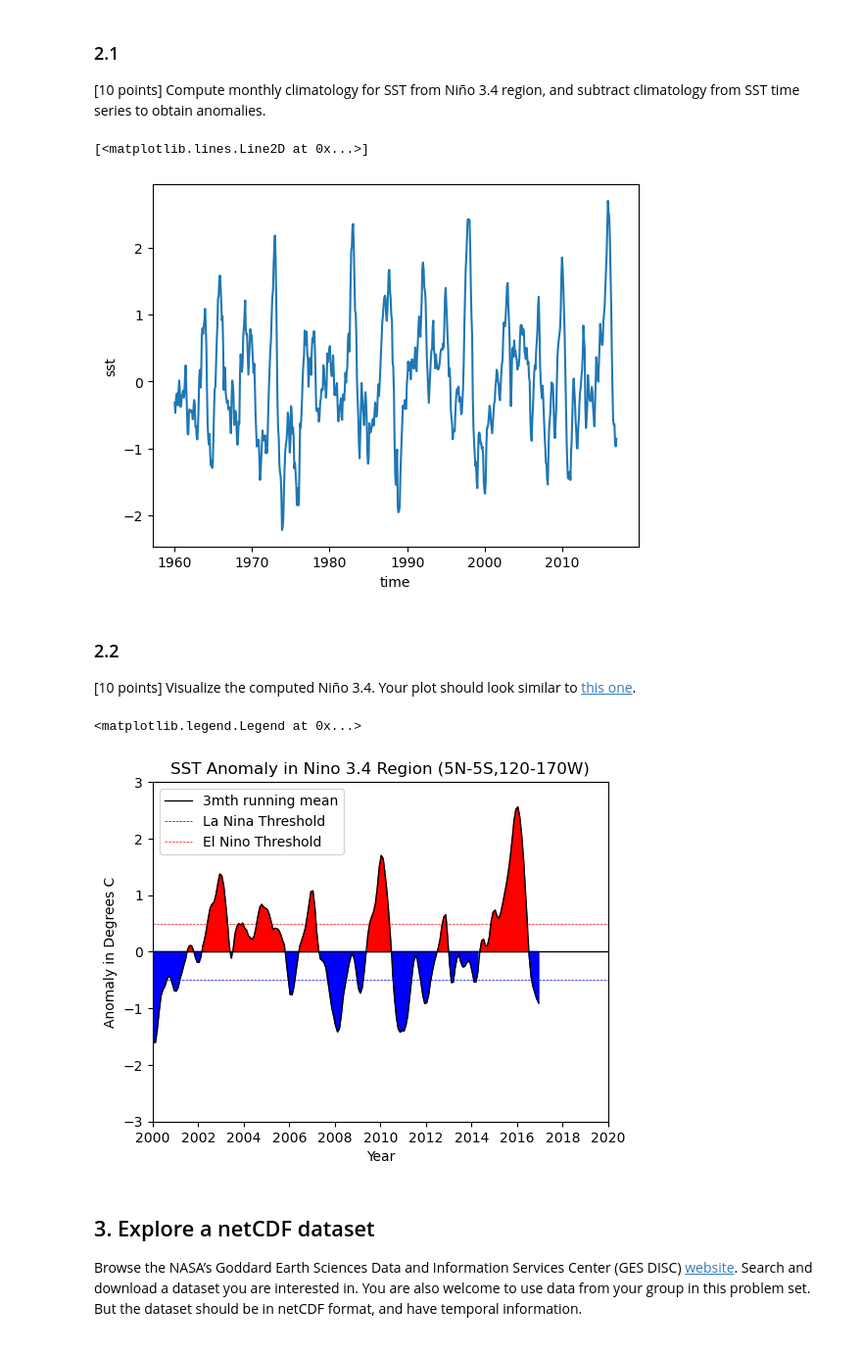
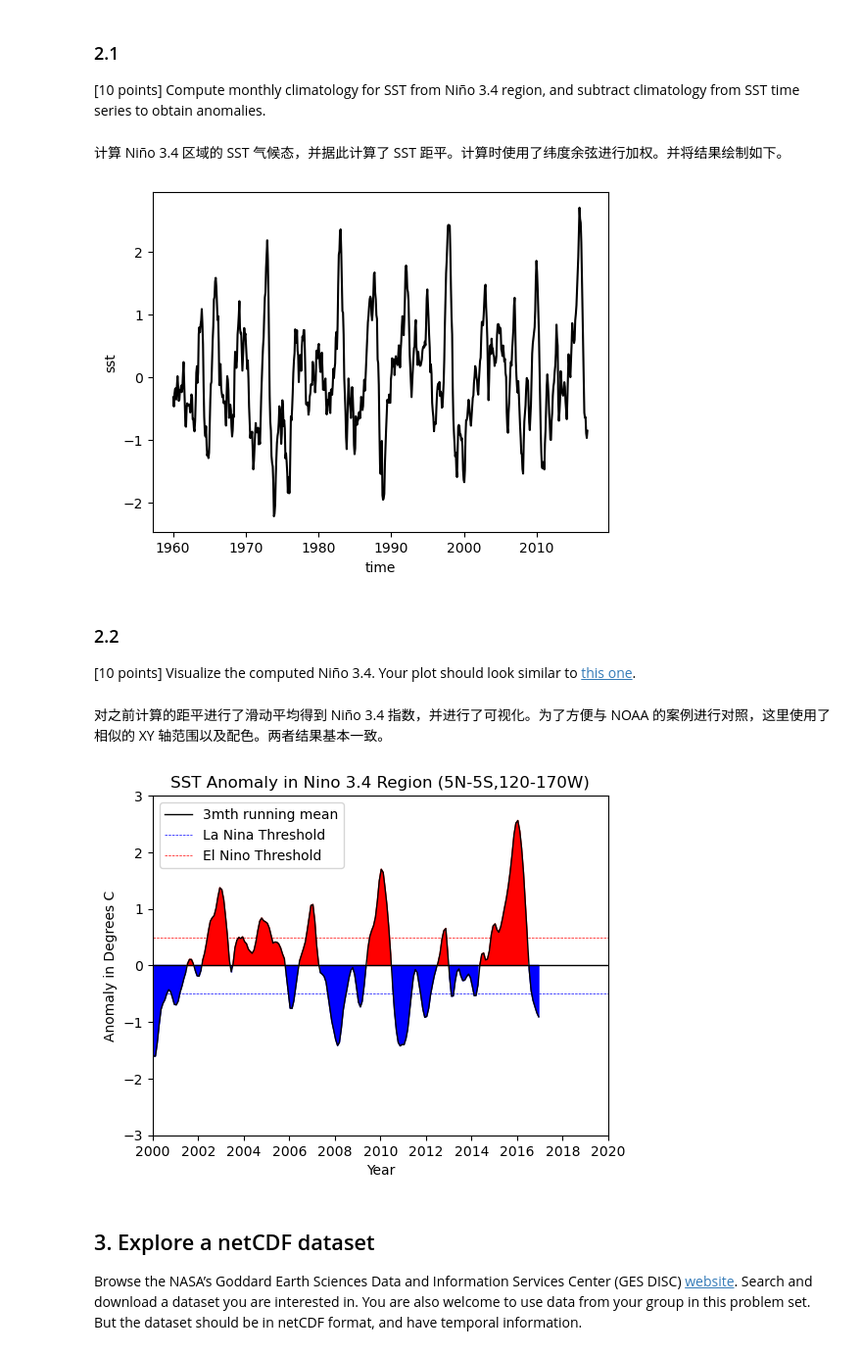
Before and after one commit to SolaProject/ESE5023_Assignments_12531386, a Jupyter notebook: PS3.ipynb, the cells around one changed output. Shown: that part at 98% size. Saved outputs shown, nothing was run; the diff lists cells and outputs as text; code cells hidden in the pictures.

```diff
--- a/PS3.ipynb
+++ b/PS3.ipynb
@@ -65,21 +91,27 @@ In this problem set, you will use the sea surface temperature (SST) data from [N
 ### 2.1
 
 [10 points] Compute monthly climatology for SST from Niño 3.4 region, and subtract climatology from SST time series to obtain anomalies.
+# %% [markdown]
+计算 Niño 3.4 区域的 SST 气候态，并据此计算了 SST 距平。计算时使用了纬度余弦进行加权。并将结果绘制如下。
 # %%
 ds = xr.open_dataset("./data/NOAA_NCDC_ERSST_v3b_SST.nc")
 ds_nino = ds.sel(lon=slice(-170+360, -120+360), lat=slice(-5, 5))
 # nino_sst = ds_nino["sst"].weighted(np.cos(ds_nino.lat)).mean(dim=["lon", "lat"])
-nino_sst = ds_nino["sst"].mean(dim=["lon", "lat"])
+nino_sst = ds_nino["sst"].weighted(np.cos(np.deg2rad(ds_nino.lat))).mean(dim=["lon", "lat"])
 nino_sst_anom = nino_sst.groupby("time.month") - nino_sst.groupby("time.month").mean()
-nino_sst_anom.plot()
-# ds_nino["sst"].mean(dim=["lon", "lat"])
+fig = plt.figure(figsize=[6, 4.5], dpi=100)
+spec = fig.add_gridspec(ncols=1, nrows=1)
+ax = fig.add_subplot(spec[0])
+nino_sst_anom.plot(ax=ax, color="k")
+fig.savefig("./images/PS3_2_figure1.png", bbox_inches="tight", dpi=300, transparent=True)
 # %% [output]
-[<matplotlib.lines.Line2D at 0x...>]
-[figure, old version]
+[figure, new version]
 # %% [markdown]
 ### 2.2
 
 [10 points] Visualize the computed Niño 3.4. Your plot should look similar to [this one](https://zhu-group.github.io/ese5023/Assignment_03.html#:~:text=look%20similar%20to-,this%20one,-.).
+# %% [markdown]
+对之前计算的距平进行了滑动平均得到 Niño 3.4 指数，并进行了可视化。为了方便与 NOAA 的案例进行对照，这里使用了相似的 XY 轴范围以及配色。两者结果基本一致。
 # %%
 data_draw = nino_sst_anom.rolling(time=3).mean()
 x = data_draw.indexes["time"]
@@ -97,8 +129,8 @@ ax.axhline(y=-0.5, ls="--", lw=0.5, color="#0000ff", zorder=1, label="La Nina Th
 ax.axhline(y=0.5, ls="--", lw=0.5, color="#ff0000", zorder=1, label="El Nino Threshold")
 ax.set(ylim=[-3, 3], xlim=[np.datetime64("2000-01"), np.datetime64("2020-01")], title="SST Anomaly in Nino 3.4 Region (5N-5S,120-170W)", ylabel="Anomaly in Degrees C", xlabel="Year")
 ax.legend()
+fig.savefig("./images/PS3_2_figure2.png", bbox_inches="tight", dpi=300, transparent=True)
 # %% [output]
-<matplotlib.legend.Legend at 0x...>
 [figure]
 # %% [markdown]
 ## 3. Explore a netCDF dataset
```
Also changed, not shown: parts of 15 cells of this notebook, 12 other files.
